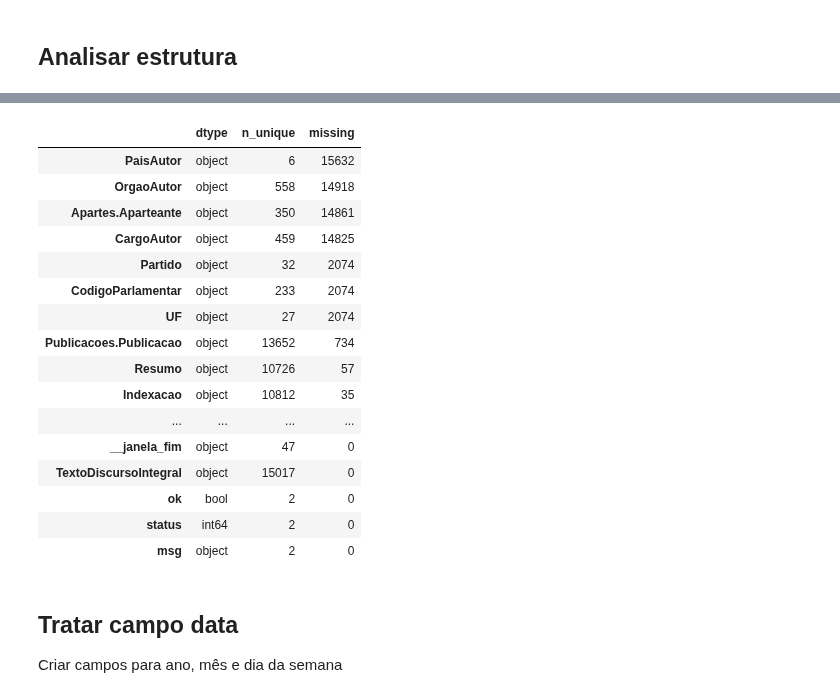
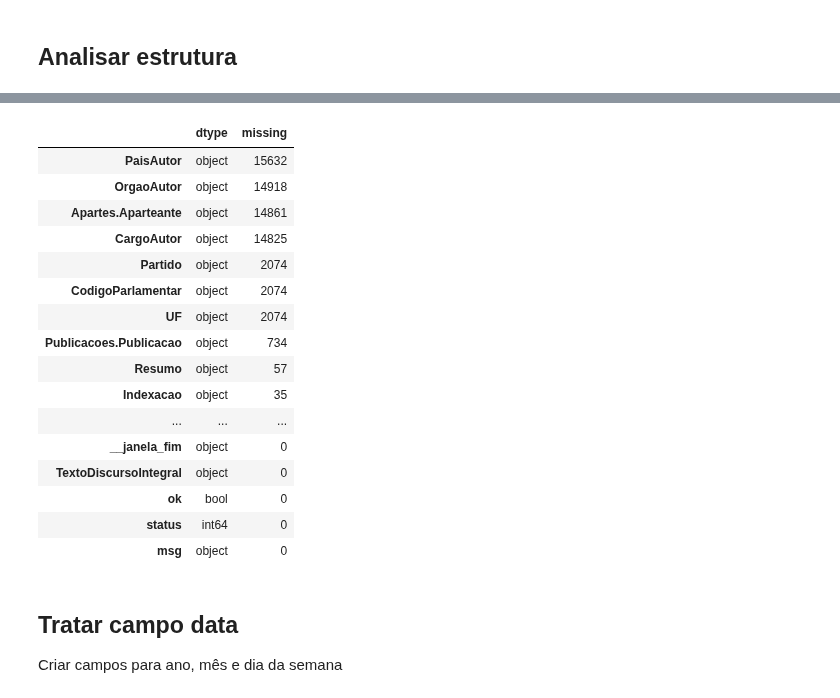
Before and after one commit to fabriciosantana/mcdia, a Jupyter notebook: 01-icd/assignments/analise_discursos_senado.ipynb, the cells around one changed output, grey strips where cells are left out. Cells and saved outputs as stored; diff of their text form; code cells hidden in the pictures.

```diff
--- a/01-icd/assignments/analise_discursos_senado.ipynb
+++ b/01-icd/assignments/analise_discursos_senado.ipynb
@@ -45,7 +45,7 @@ DatasetInfo(description='', citation='', homepage='', license='', features={'id'
 ## Analisar estrutura
 # %%
 dataset = load_dataset(DATASET_HF_REPO, data_files=DATA_FILE_HF)
-df = dataset["train"].to_pandas()
+df = dataset[SPLIT].to_pandas()
 
 print(f'Linhas: {df.shape[0]} | Colunas: {df.shape[1]}')
 df.head(3)
@@ -56,48 +56,29 @@ Linhas: 15729 | Colunas: 30
 | 1 | 451285 | 451285 | Senado Federal | 2019-02-27 | Registro do impacto da reforma da... | REGISTRO, REFORMA, PREVIDENCIA SO... | https://www25.senado.leg.br/web/a... | https://legis.senado.leg.br/dados... | ... |
 | 2 | 451205 | 451205 | Senado Federal | 2019-02-27 | Comentários a respeito da catástr... | COMENTARIO, DESASTRE, ROMPIMENTO,... | https://www25.senado.leg.br/web/a... | https://legis.senado.leg.br/dados... | ... |
 # %%
-def _nunique_safe(series):
-    if series.dtype == 'object':
-        def normalize(x):
-            if isinstance(x, (list, tuple, set)):
-                return tuple(x)
-            if isinstance(x, dict):
-                return tuple(sorted(x.items()))
-            if isinstance(x, np.ndarray):
-                return tuple(x.tolist())
-            return x
-        series = series.apply(normalize)
-    try:
-        return series.nunique(dropna=True)
-    except TypeError:
-        return series.astype(str).nunique(dropna=True)
-
-n_unique = df.apply(_nunique_safe)
-
 overview = pd.DataFrame({
     'dtype': df.dtypes.astype(str),
-    'n_unique': n_unique,
     'missing': df.isna().sum()
 }).sort_values('missing', ascending=False)
 overview
 # %% [output]
-|  | dtype | n_unique | missing |
-| PaisAutor | object | 6 | 15632 |
-| OrgaoAutor | object | 558 | 14918 |
-| Apartes.Aparteante | object | 350 | 14861 |
-| CargoAutor | object | 459 | 14825 |
-| Partido | object | 32 | 2074 |
-| CodigoParlamentar | object | 233 | 2074 |
-| UF | object | 27 | 2074 |
-| Publicacoes.Publicacao | object | 13652 | 734 |
-| Resumo | object | 10726 | 57 |
-| Indexacao | object | 10812 | 35 |
-| ... | ... | ... | ... |
-| __janela_fim | object | 47 | 0 |
-| TextoDiscursoIntegral | object | 15017 | 0 |
-| ok | bool | 2 | 0 |
-| status | int64 | 2 | 0 |
-| msg | object | 2 | 0 |
+|  | dtype | missing |
+| PaisAutor | object | 15632 |
+| OrgaoAutor | object | 14918 |
+| Apartes.Aparteante | object | 14861 |
+| CargoAutor | object | 14825 |
+| Partido | object | 2074 |
+| CodigoParlamentar | object | 2074 |
+| UF | object | 2074 |
+| Publicacoes.Publicacao | object | 734 |
+| Resumo | object | 57 |
+| Indexacao | object | 35 |
+| ... | ... | ... |
+| __janela_fim | object | 0 |
+| TextoDiscursoIntegral | object | 0 |
+| ok | bool | 0 |
+| status | int64 | 0 |
+| msg | object | 0 |
 # %% [markdown]
 ## Tratar campo data
 Criar campos para ano, mês e dia da semana
```
Also changed, not shown: parts of 8 cells of this notebook, 1 other file.
